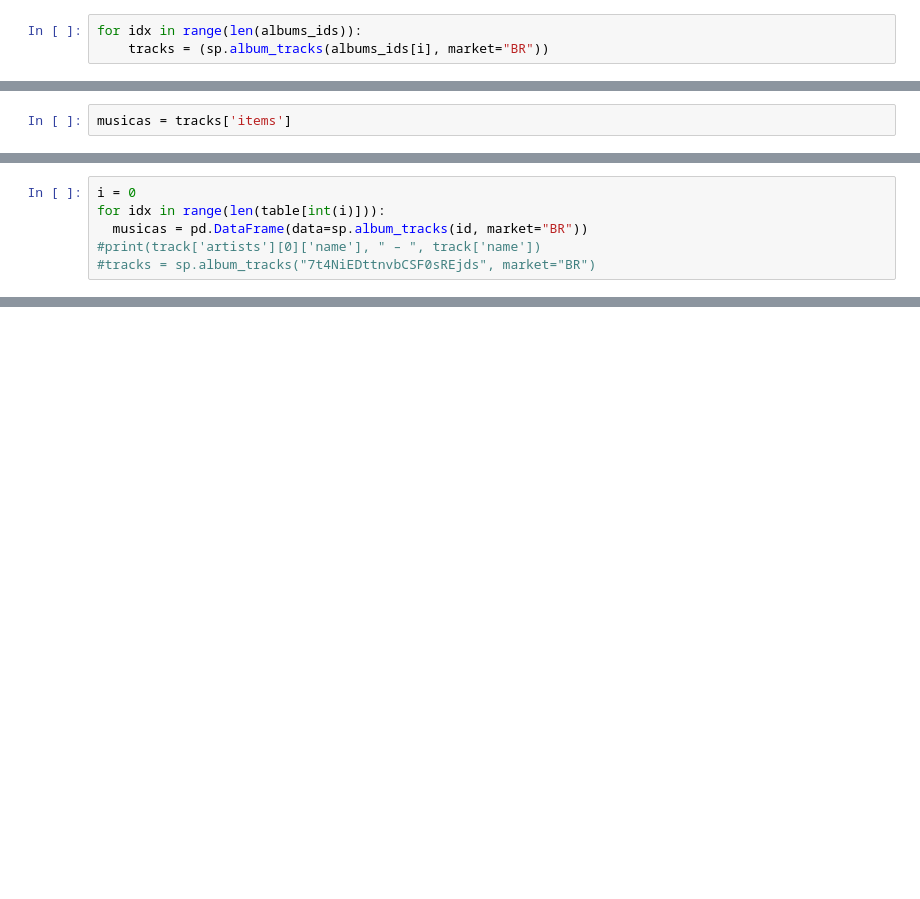
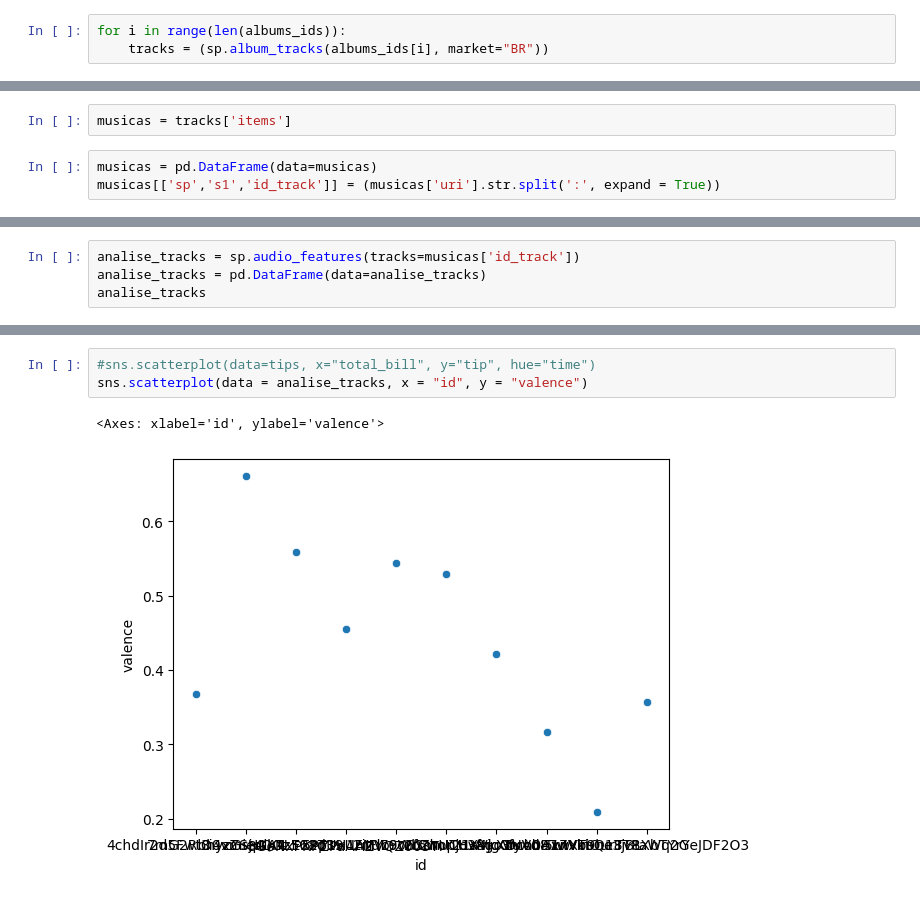
Before and after one commit to mtharruda/spotipy_analise, a Jupyter notebook: analise_spotify.ipynb, the cells around one changed output, grey strips where cells are left out. Cells and saved outputs as stored; diff of their text form; blank space fills up the shorter version.

```diff
--- a/analise_spotify.ipynb
+++ b/analise_spotify.ipynb
@@ -59,5 +159,5 @@ sp.album_tracks(albums_ids[i], market="BR")
 # %%
-for idx in range(len(albums_ids)):
+for i in range(len(albums_ids)):
     tracks = (sp.album_tracks(albums_ids[i], market="BR"))
 # %%
 tracks
@@ -64,4 +182,7 @@ tracks
 # %%
 musicas = tracks['items']
+# %%
+musicas = pd.DataFrame(data=musicas)
+musicas[['sp','s1','id_track']] = (musicas['uri'].str.split(':', expand = True))
 # %%
 musicas
@@ -71,6 +200,0 @@ musicas
-# %%
-i = 0
-for idx in range(len(table[int(i)])):
-  musicas = pd.DataFrame(data=sp.album_tracks(id, market="BR"))
-#print(track['artists'][0]['name'], " – ", track['name'])
-#tracks = sp.album_tracks("7t4NiEDttnvbCSF0sREjds", market="BR")
@@ -86,0 +215,4 @@ analise
+# %%
+analise_tracks = sp.audio_features(tracks=musicas['id_track'])
+analise_tracks = pd.DataFrame(data=analise_tracks)
+analise_tracks
@@ -86,0 +231,6 @@ analise
+# %%
+#sns.scatterplot(data=tips, x="total_bill", y="tip", hue="time")
+sns.scatterplot(data = analise_tracks, x = "id", y = "valence")
+# %% [output]
+<Axes: xlabel='id', ylabel='valence'>
+[figure, added]
```
Also changed, not shown: parts of 24 cells of this notebook.
